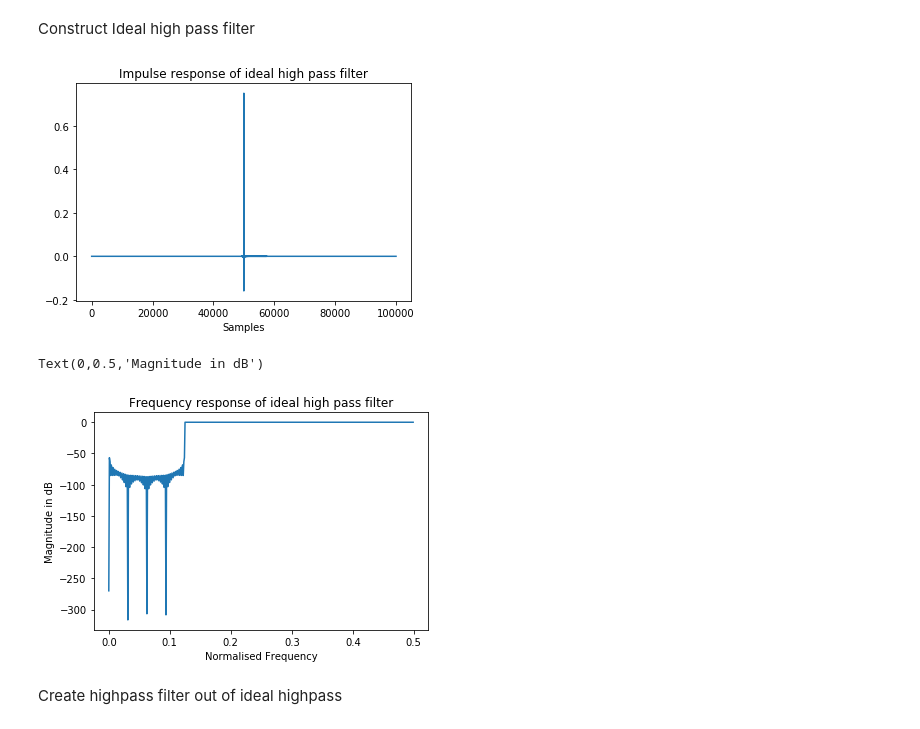
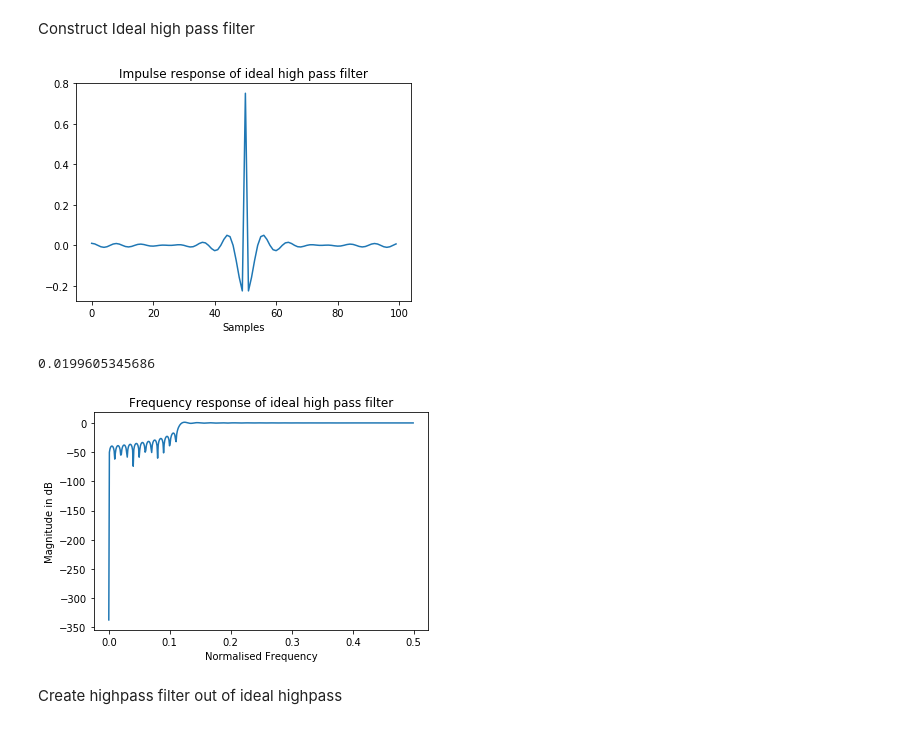
Before and after one commit to jole6826/MRSP, a Jupyter notebook: MRSP_sem2.ipynb, the cells around one changed output. Saved outputs shown, nothing was run; the diff lists cells and outputs as text; code cells hidden in the pictures.

```diff
--- a/MRSP_sem2.ipynb
+++ b/MRSP_sem2.ipynb
@@ -158,37 +158,39 @@ Construct Ideal high pass filter
 # %%
 def construct_ideal_hp(N, wc):
     nd = int(N/2)
 
     # construct magnitude response
     wcIdx = np.round((wc/np.pi)*(N/2)).astype(int)
     H_desired = np.concatenate([np.zeros(wcIdx), np.ones(nd-wcIdx)])
 
     # construct phase response = delay to make causal
     delay_t = np.concatenate([np.zeros(nd), [1], np.zeros(nd-1)])
     delay_f = fft.fft(delay_t)
     Ph_desired = np.angle(delay_f)
 
     # IFFT of constructed ideal hp
-    H_desired = np.concatenate([H_desired, np.conj(H_desired)])
+    H_desired = np.concatenate([H_desired, np.flipud(H_desired[:-1]), [H_desired[0]]])
     fresp_ideal = H_desired * np.exp(1j*Ph_desired)
     h = fft.ifft(fresp_ideal)
     return h
 
-hp_ideal = construct_ideal_hp(100000, 0.25*np.pi) #"infinitely" long equals 100k samples here
+hp_ideal = construct_ideal_hp(100, 0.25*np.pi) #"infinitely" long equals 100k samples here
 plt.plot(hp_ideal)
 plt.title('Impulse response of ideal high pass filter')
 plt.xlabel('Samples')
 plt.show()
 
 w,H = sig.freqz(hp_ideal)
 plt.plot(w/(2*np.pi),20*np.log10(np.abs(H)))
 plt.title('Frequency response of ideal high pass filter')
 plt.xlabel('Normalised Frequency')
 plt.ylabel('Magnitude in dB')
+
+print(np.max(np.imag(hp_ideal)))
 # %% [output]
-[figure, old version]
+[figure, new version]
-Text(0,0.5,'Magnitude in dB')
+0.0199605345686
-[figure, old version]
+[figure, new version]
 # %% [markdown]
 Create highpass filter out of ideal highpass
 # %%
```
Also changed, not shown: parts of 2 cells of this notebook, 1 other file.
